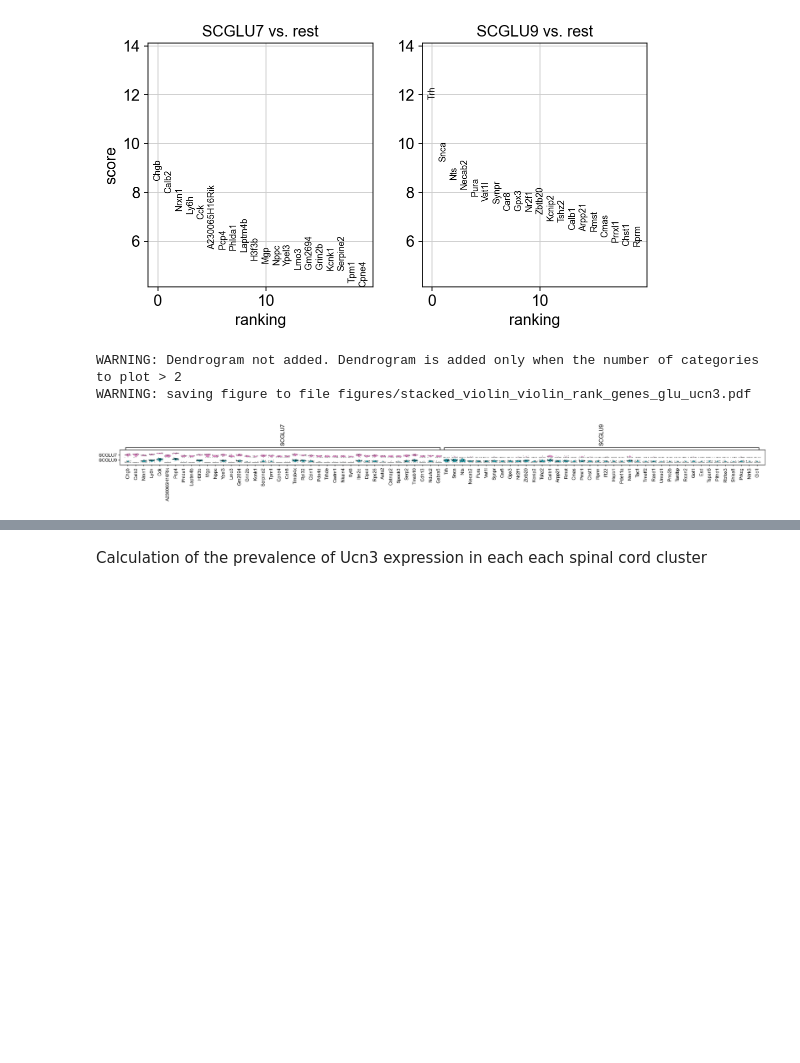
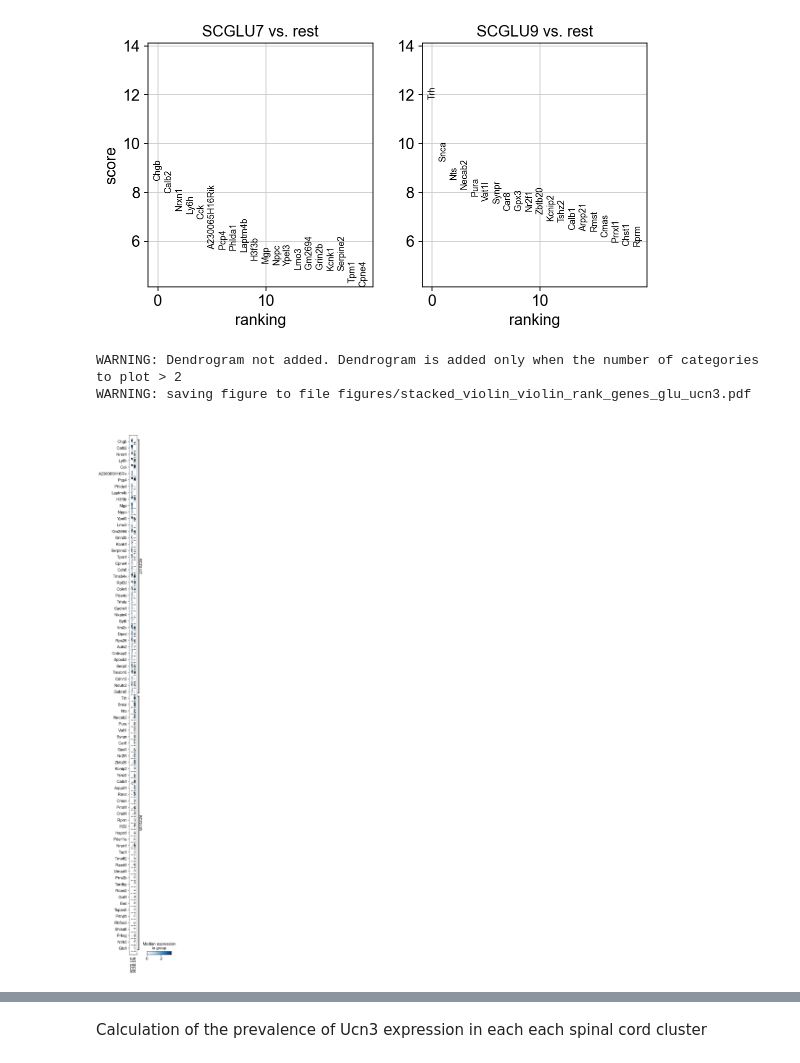
Before and after one commit to HannahMWeman/ucn3-analysis-zeisel-et-al-spinal-cord, a Jupyter notebook: Ucn3 Zeisel.ipynb, the cells around one changed output, grey strips where cells are left out. Cells and saved outputs as stored; diff of their text form; code cells hidden in the pictures; blank space fills up the shorter version.

```diff
--- a/Ucn3 Zeisel.ipynb
+++ b/Ucn3 Zeisel.ipynb
@@ -317,10 +334,10 @@ sc.pl.rank_genes_groups(adata_ucn3)
 # %% [output]
 [figure]
 # %%
-sc.pl.rank_genes_groups_stacked_violin(adata_ucn3, use_raw= False, stripplot = True, row_palette = ['#e377c2', '#17becf'], jitter = 0.4, groupby= 'ClusterName',
-                                       n_genes = 40, save='violin_rank_genes_glu_ucn3.pdf')
+sc.pl.rank_genes_groups_stacked_violin(adata_ucn3, use_raw= False, stripplot = True, col_palette = ['#e377c2', '#17becf'], jitter = 0.4, groupby= 'ClusterName',
+                                       n_genes = 40, swap_axes= True, save='violin_rank_genes_glu_ucn3.pdf')
 # %% [output]
 WARNING: Dendrogram not added. Dendrogram is added only when the number of categories to plot > 2
 WARNING: saving figure to file figures/stacked_violin_violin_rank_genes_glu_ucn3.pdf
-[figure, old version]
+[figure, new version]
 # %%
```
Also changed, not shown: parts of 6 cells of this notebook, 6 other files.
